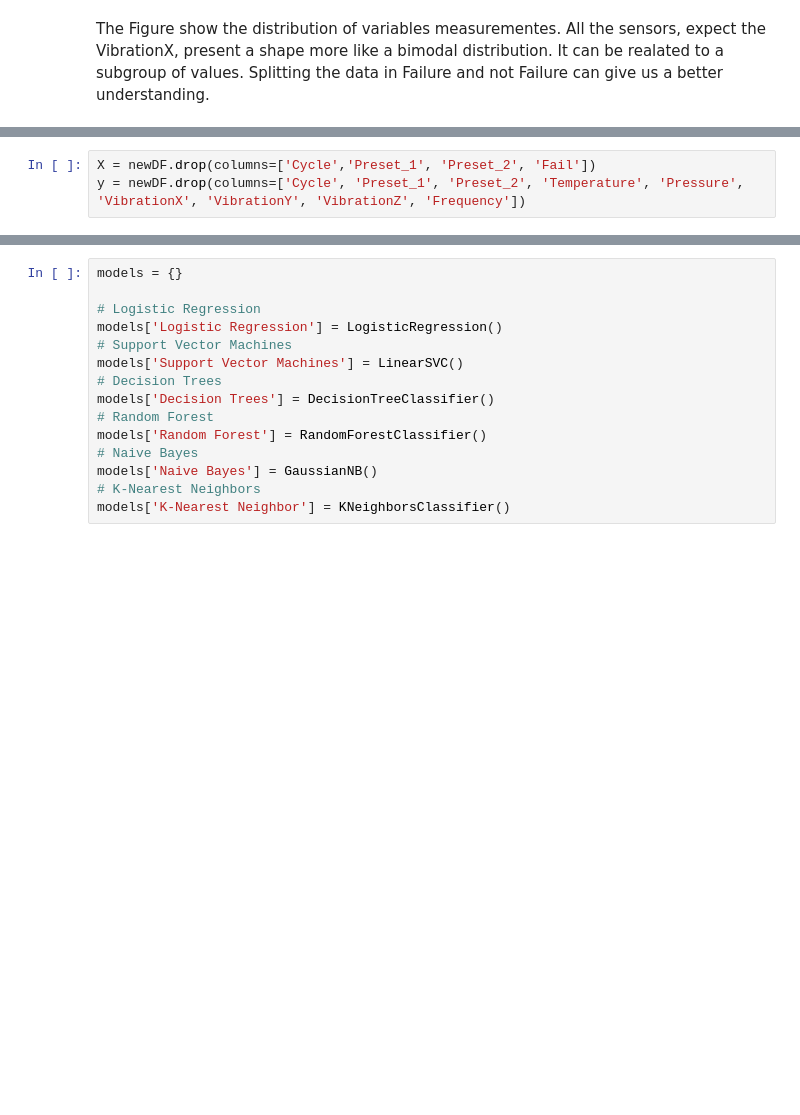
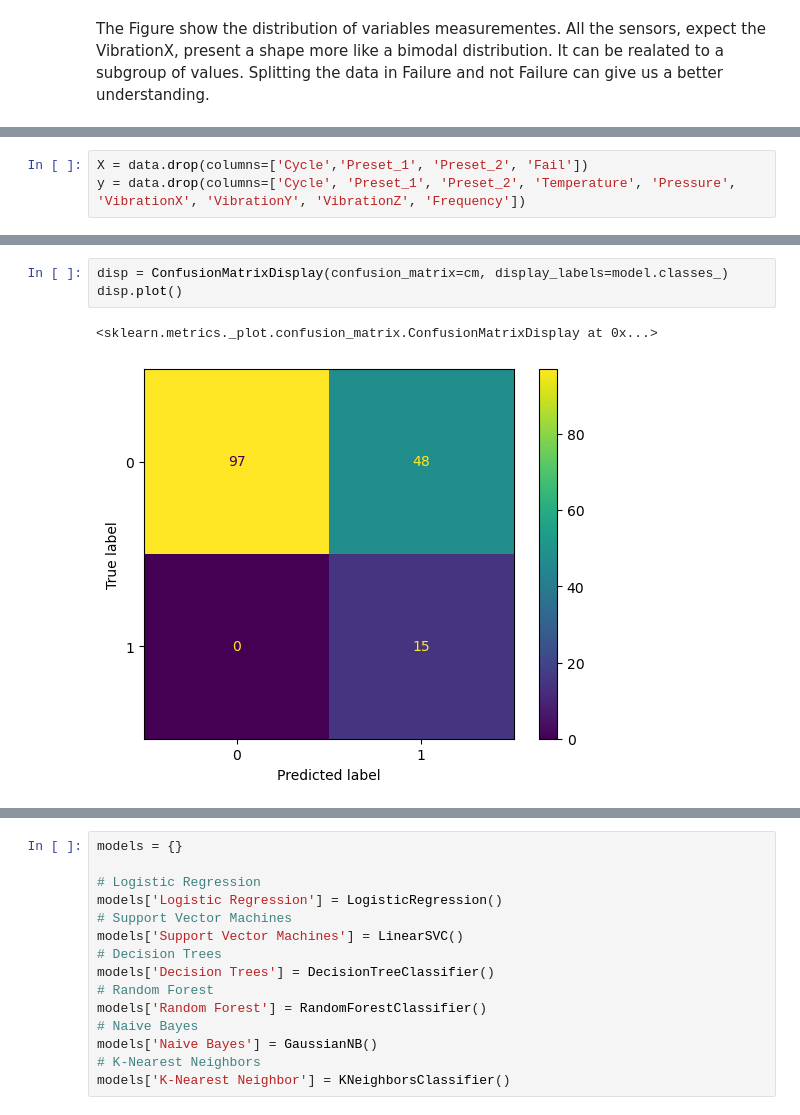
Before and after one commit to zemarchezi/FPSO-vessel-failure_shape_test, a Jupyter notebook: exploratory.ipynb, the cells around one changed output, grey strips where cells are left out. Drawn from its saved outputs; the diff is of its cells as text; blank space fills up the shorter version.

```diff
--- a/exploratory.ipynb
+++ b/exploratory.ipynb
@@ -373,5 +590,5 @@ is_sparse is deprecated and will be removed in a future version. Check `isinstan
 # %%
-X = newDF.drop(columns=['Cycle','Preset_1', 'Preset_2', 'Fail'])
-y = newDF.drop(columns=['Cycle', 'Preset_1', 'Preset_2', 'Temperature', 'Pressure', 'VibrationX', 'VibrationY', 'VibrationZ', 'Frequency'])
+X = data.drop(columns=['Cycle','Preset_1', 'Preset_2', 'Fail'])
+y = data.drop(columns=['Cycle', 'Preset_1', 'Preset_2', 'Temperature', 'Pressure', 'VibrationX', 'VibrationY', 'VibrationZ', 'Frequency'])
 # %%
 X_train, X_test, y_train, y_test = train_test_split(X, y , test_size=0.20, random_state=0)
@@ -425,4 +620,10 @@ True Negative(TN)  =  147
 False Negative(FN) =  0
+# %%
+disp = ConfusionMatrixDisplay(confusion_matrix=cm, display_labels=model.classes_)
+disp.plot()
+# %% [output]
+<sklearn.metrics._plot.confusion_matrix.ConfusionMatrixDisplay at 0x...>
+[figure, added]
 # %%
 accuracy =  (TP + TN) / (TP + FP + TN + FN)
 
```
Also changed, not shown: parts of 52 cells of this notebook, 6 other files.
